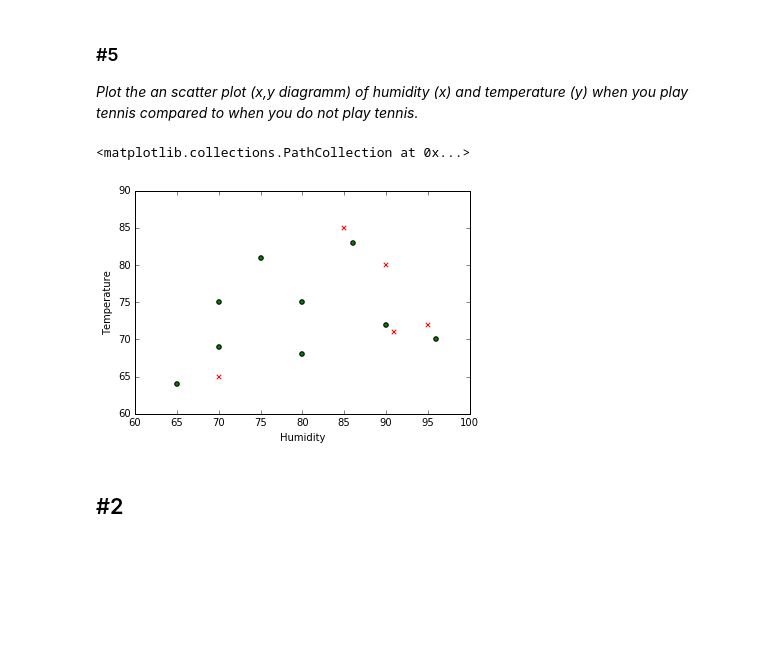
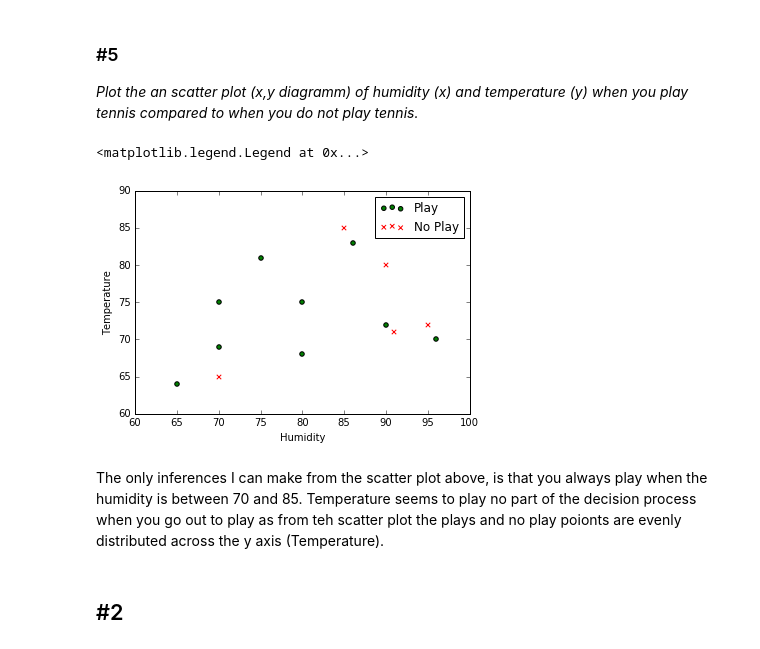
Before and after one commit to eggie5/UCSD-MAS-DSE220, a Jupyter notebook: hmwk1/Hmwk 1.ipynb, the cells around one changed output. Cells and saved outputs as stored; diff of their text form; code cells hidden in the pictures; blank space fills up the shorter version.

```diff
--- a/hmwk1/Hmwk 1.ipynb
+++ b/hmwk1/Hmwk 1.ipynb
@@ -147,12 +147,15 @@ print play_days["humidity"].max()
 # %%
 pyplot.ylabel('Temperature')
 pyplot.xlabel("Humidity")
 pyplot.scatter(x=play_days["humidity"], y=play_days["temperature"], c='green')
 no_play_days = df[df["play"]=="no"]
 pyplot.scatter(x=no_play_days["humidity"], y=no_play_days["temperature"], c='red', marker="x")
+pyplot.legend(['Play', "No Play"])
 # %% [output]
-<matplotlib.collections.PathCollection at 0x...>
+<matplotlib.legend.Legend at 0x...>
-[figure, old version]
+[figure, new version]
+# %% [markdown]
+The only inferences I can make from the scatter plot above, is that you always play when the humidity is between 70 and 85. Temperature seems to play no part of the decision process when you go out to play as from teh scatter plot the plays and no play poionts are evenly distributed across the y axis (Temperature).
 # %% [markdown]
 ## #2
 # %% [markdown]
```
